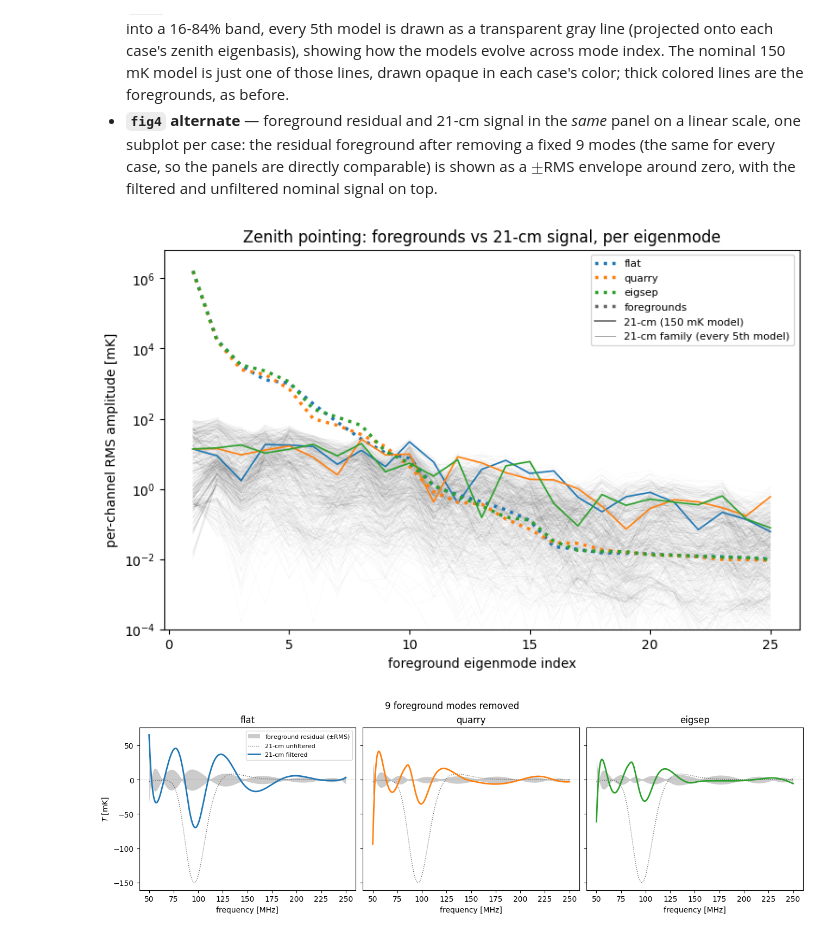
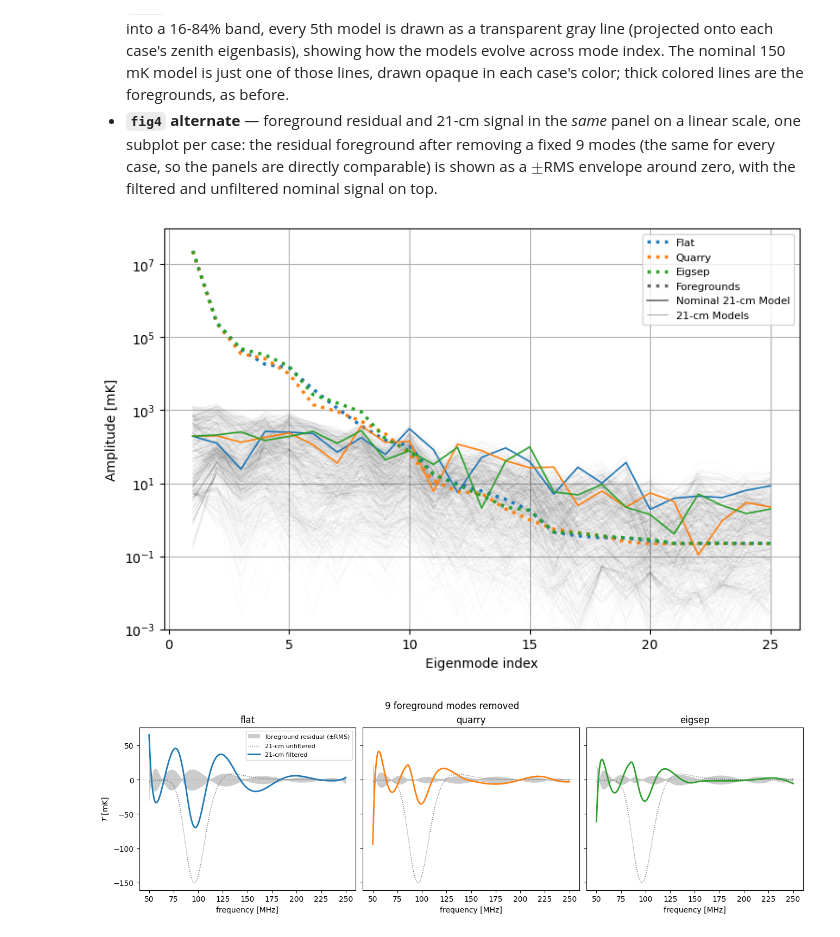
Before and after one commit to christianhbye/eigsep_mock_analysis, a Jupyter notebook: horizon_chromaticity/notebooks/chromaticity_pca.ipynb, the cells around one changed output. Cells and saved outputs as stored; diff of their text form; code cells hidden in the pictures.

```diff
--- a/horizon_chromaticity/notebooks/chromaticity_pca.ipynb
+++ b/horizon_chromaticity/notebooks/chromaticity_pca.ipynb
@@ -339,0 +338,12 @@ fig.savefig("fig1_singular_values.pdf", bbox_inches="tight")
+# %%
+fig, axs = plt.subplots(figsize=(12, 6), constrained_layout=True, ncols=2, sharex=True, sharey=True)
+i = 0
+for c in CASES:
+    if c == "quarry": continue
+    ax = axs[i]
+    V = svd[c]["V"]
+    for m in range(5):
+        ax.plot(freqs, V[:, m])
+    ax.set_title(c)
+    i += 1
+plt.show()
@@ -777,7 +789,7 @@ gsm = GlobalSkyModel16(
 )
 sky_map = np.asarray(gsm.generate(freqs))  # (n_freqs, n_pix), galactic
 
-sky_svd = gram_svd(sky_map @ sky_map.T)  # frequency modes of the sky alone
+sky_svd = compute_svd(sky_map @ sky_map.T)  # frequency modes of the sky alone
 s_sky, U_sky = sky_svd["s"], sky_svd["V"]
 print(
     "sky singular values s_i/s_1:",
@@ -1001,41 +1013,42 @@ fig.savefig("fig4_zenith_filtered.pdf", bbox_inches="tight")
 # %%
 # fig3 alternate: model-family spaghetti instead of 16-84% bands
 K_REV = 25
 SUBSAMPLE = 5  # every 5th model of the family
 m = np.arange(1, K_REV + 1)
 
 fig, ax = plt.subplots(figsize=(7.5, 4.8), constrained_layout=True)
 # gray family spaghetti first, so the colored curves stay on top
 for c in CASES:
     V = svd[c]["V"]
-    a_fam = np.abs(t21[::SUBSAMPLE] @ V) / sqrt_nf * 1e3  # [mK]
+    a_fam = np.abs(t21[::SUBSAMPLE] @ V) * 1e3  # [mK]
     ax.semilogy(m, a_fam[:, :K_REV].T, color="k", lw=0.3, alpha=0.04)
 for c in CASES:
     s, V = svd[c]["s"], svd[c]["V"]
-    fg_mode = s / np.sqrt(extract[c]["n_samp"]) / sqrt_nf * 1e3  # [mK]
-    ax.semilogy(m, fg_mode[:K_REV], color=COLORS[c], lw=2.5, ls=":", label=c)
+    fg_mode = s / np.sqrt(extract[c]["n_samp"]) * 1e3  # [mK]
+    ax.semilogy(m, fg_mode[:K_REV], color=COLORS[c], lw=2.5, ls=":", label=c.capitalize())
     ax.semilogy(
         m,
-        np.abs(V.T @ t21_nom)[:K_REV] / sqrt_nf * 1e3,
+        np.abs(V.T @ t21_nom)[:K_REV] * 1e3,
         color=COLORS[c],
         lw=1.2,
     )
-ax.plot([], [], color="0.4", lw=2.5, ls=":", label="foregrounds")
-ax.plot([], [], color="0.4", lw=1.2, label="21-cm (150 mK model)")
+ax.plot([], [], color="0.4", lw=2.5, ls=":", label="Foregrounds")
+ax.plot([], [], color="0.4", lw=1.2, label="Nominal 21-cm Model")
 ax.plot(
     [], [], color="k", lw=0.5, alpha=0.5,
-    label=f"21-cm family (every {SUBSAMPLE}th model)",
+    label=f"21-cm Models",
 )
-ax.set_ylim(1e-4, None)
-ax.set_xlabel("foreground eigenmode index")
-ax.set_ylabel("per-channel RMS amplitude [mK]")
-ax.set_title("Zenith pointing: foregrounds vs 21-cm signal, per eigenmode")
+ax.set_ylim(1e-3, None)
+ax.set_xlabel("Eigenmode index")
+ax.set_ylabel("Amplitude [mK]")
+#ax.set_title("Zenith pointing: foregrounds vs 21-cm signal, per eigenmode")
 ax.legend(fontsize=8)
+ax.grid()
 plt.show()
 
 fig.savefig("fig3_zenith_eigenbasis_spaghetti.pdf", bbox_inches="tight")
 # %% [output]
-[figure, old version]
+[figure, new version]
 # %%
 # fig4 alternate: foreground residual and 21-cm signal together,
 # linear scale, one panel per case; same number of modes removed
```
Also changed, not shown: parts of 10 cells of this notebook, 6 other files.
